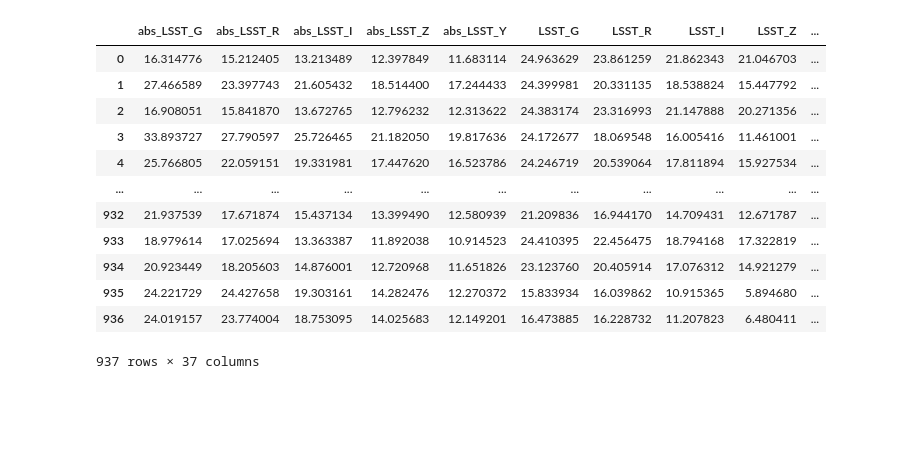
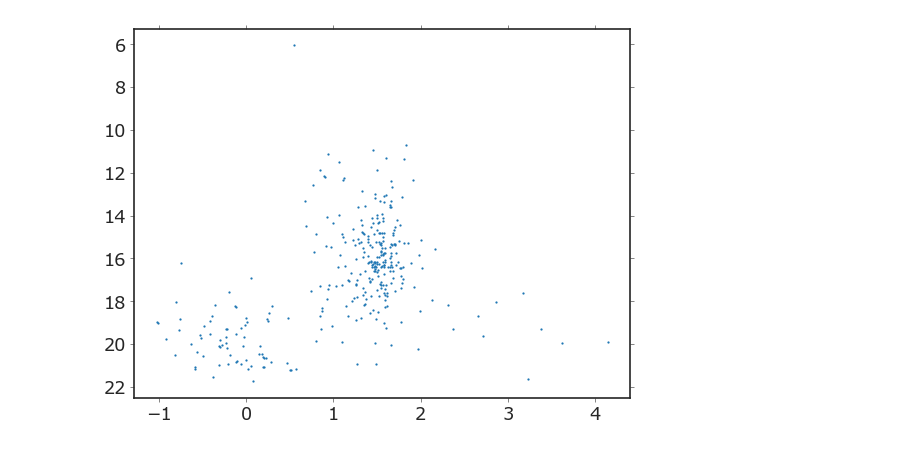
Before and after one commit to caganze/lsstsims, a Jupyter notebook: notebooks/LSST.ipynb, the cells around one changed output. Drawn from its saved outputs; the diff is of its cells as text; code cells hidden in the pictures; blank space fills up the shorter version.

```diff
--- a/notebooks/LSST.ipynb
+++ b/notebooks/LSST.ipynb
@@ -36,18 +38,8 @@ ax.scatter(df.LSST_G-df.LSST_R, df.LSST_I-df.LSST_Z, s=1)
-# %%
-data['data']
-# %% [output]
-|  | abs_LSST_G | abs_LSST_R | abs_LSST_I | abs_LSST_Z | abs_LSST_Y | LSST_G | LSST_R | LSST_I | LSST_Z | ... |
-| 0 | 16.314776 | 15.212405 | 13.213489 | 12.397849 | 11.683114 | 24.963629 | 23.861259 | 21.862343 | 21.046703 | ... |
-| 1 | 27.466589 | 23.397743 | 21.605432 | 18.514400 | 17.244433 | 24.399981 | 20.331135 | 18.538824 | 15.447792 | ... |
-| 2 | 16.908051 | 15.841870 | 13.672765 | 12.796232 | 12.313622 | 24.383174 | 23.316993 | 21.147888 | 20.271356 | ... |
-| 3 | 33.893727 | 27.790597 | 25.726465 | 21.182050 | 19.817636 | 24.172677 | 18.069548 | 16.005416 | 11.461001 | ... |
-| 4 | 25.766805 | 22.059151 | 19.331981 | 17.447620 | 16.523786 | 24.246719 | 20.539064 | 17.811894 | 15.927534 | ... |
-| ... | ... | ... | ... | ... | ... | ... | ... | ... | ... | ... |
-| 932 | 21.937539 | 17.671874 | 15.437134 | 13.399490 | 12.580939 | 21.209836 | 16.944170 | 14.709431 | 12.671787 | ... |
-| 933 | 18.979614 | 17.025694 | 13.363387 | 11.892038 | 10.914523 | 24.410395 | 22.456475 | 18.794168 | 17.322819 | ... |
-| 934 | 20.923449 | 18.205603 | 14.876001 | 12.720968 | 11.651826 | 23.123760 | 20.405914 | 17.076312 | 14.921279 | ... |
-| 935 | 24.221729 | 24.427658 | 19.303161 | 14.282476 | 12.270372 | 15.833934 | 16.039862 | 10.915365 | 5.894680 | ... |
-| 936 | 24.019157 | 23.774004 | 18.753095 | 14.025683 | 12.149201 | 16.473885 | 16.228732 | 11.207823 | 6.480411 | ... |
-937 rows × 37 columns
+# %%
+fig, ax=plt.subplots()
+ax.scatter(df.LSST_G-df.LSST_R, df.redH_LSST_Z, s=1)
+ax.invert_yaxis()
+# %% [output]
+[figure, added]
 # %%
 #other color and
```
Also changed, not shown: parts of 5 cells of this notebook, 2 other files.
